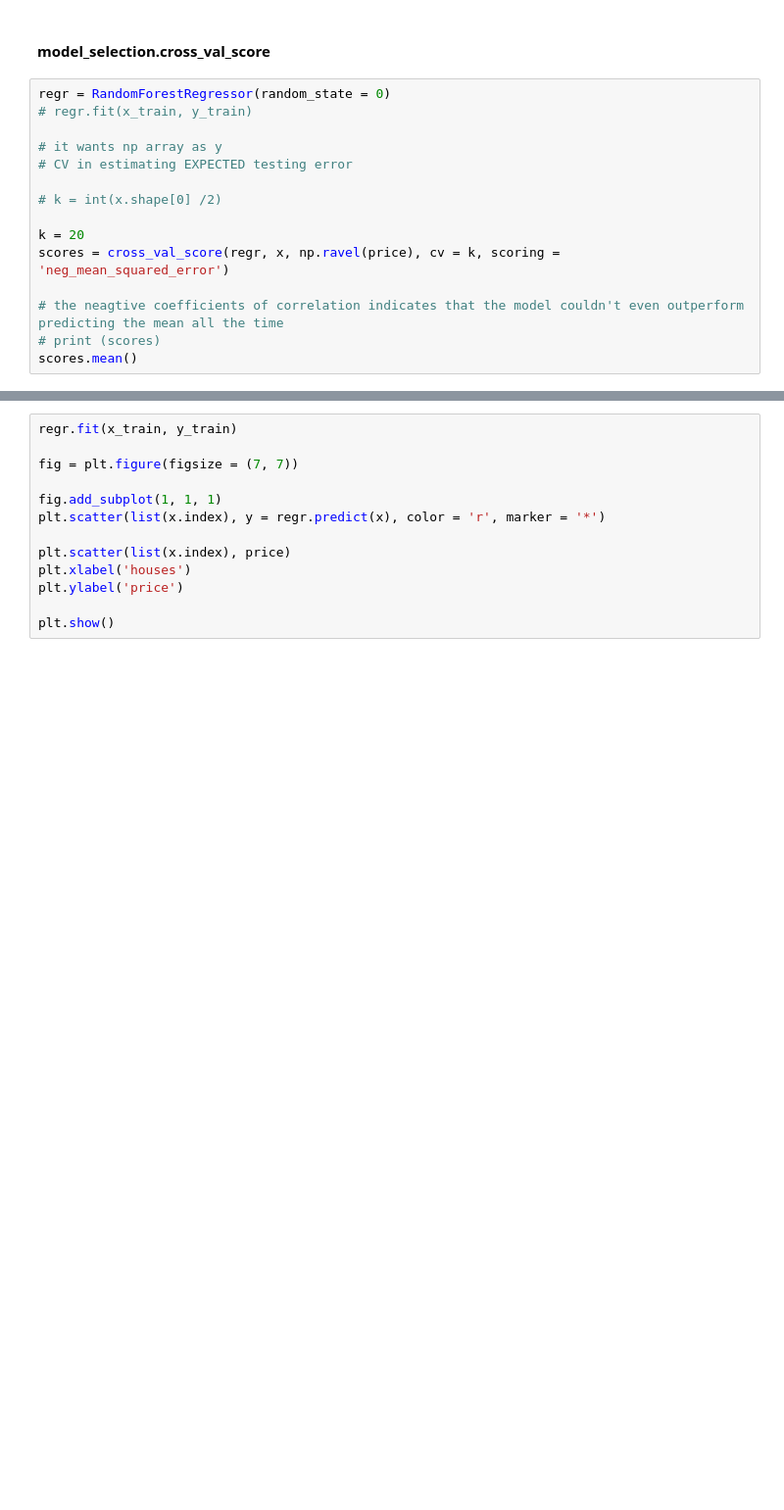
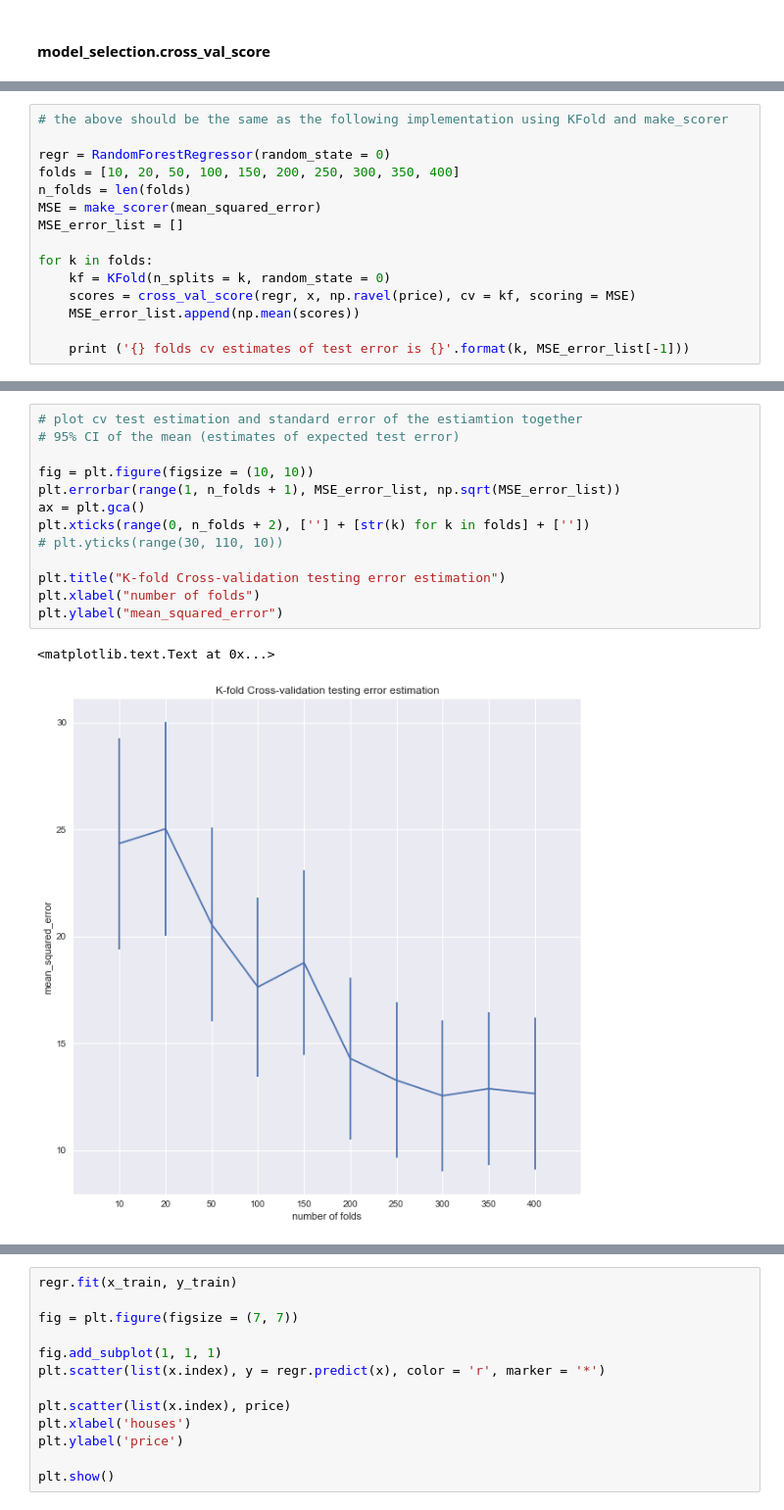
Before and after one commit to yueying-teng/RF, a Jupyter notebook: compare criteria .ipynb, the cells around one changed output, grey strips where cells are left out. Shown at 98% size. Drawn from its saved outputs; the diff is of its cells as text; blank space fills up the shorter version.

Commit message:
CI for CV expected test error

```diff
--- a/compare criteria .ipynb
+++ b/compare criteria .ipynb
@@ -121,18 +203,3 @@ Some cross validation iterators, such as KFold, have an inbuilt option to shuffl
 - To get identical results for each split, set random_state to an integer.
 # %% [markdown]
 #### model_selection.cross_val_score
-# %%
-regr = RandomForestRegressor(random_state = 0)
-# regr.fit(x_train, y_train)
-
-# it wants np array as y
-# CV in estimating EXPECTED testing error
-
-# k = int(x.shape[0] /2)
-
-k = 20
-scores = cross_val_score(regr, x, np.ravel(price), cv = k, scoring = 'neg_mean_squared_error')
-
-# the neagtive coefficients of correlation indicates that the model couldn't even outperform predicting the mean all the time
-# print (scores)
-scores.mean()
@@ -173,0 +236,15 @@ K = 400, neg_mean_squared_error: -12.645282125
+# %%
+# the above should be the same as the following implementation using KFold and make_scorer
+
+regr = RandomForestRegressor(random_state = 0)
+folds = [10, 20, 50, 100, 150, 200, 250, 300, 350, 400]
+n_folds = len(folds)
+MSE = make_scorer(mean_squared_error)
+MSE_error_list = []
+
+for k in folds:
+    kf = KFold(n_splits = k, random_state = 0)
+    scores = cross_val_score(regr, x, np.ravel(price), cv = kf, scoring = MSE)
+    MSE_error_list.append(np.mean(scores))
+
+    print ('{} folds cv estimates of test error is {}'.format(k, MSE_error_list[-1]))
@@ -173,0 +291,16 @@ K = 400, neg_mean_squared_error: -12.645282125
+# %%
+# plot cv test estimation and standard error of the estiamtion together
+# 95% CI of the mean (estimates of expected test error)
+
+fig = plt.figure(figsize = (10, 10))
+plt.errorbar(range(1, n_folds + 1), MSE_error_list, np.sqrt(MSE_error_list))
+ax = plt.gca()
+plt.xticks(range(0, n_folds + 2), [''] + [str(k) for k in folds] + [''])
+# plt.yticks(range(30, 110, 10))
+
+plt.title("K-fold Cross-validation testing error estimation")
+plt.xlabel("number of folds")
+plt.ylabel("mean_squared_error")
+# %% [output]
+<matplotlib.text.Text at 0x...>
+[figure, added]
```
Also changed, not shown: parts of 44 cells of this notebook.
